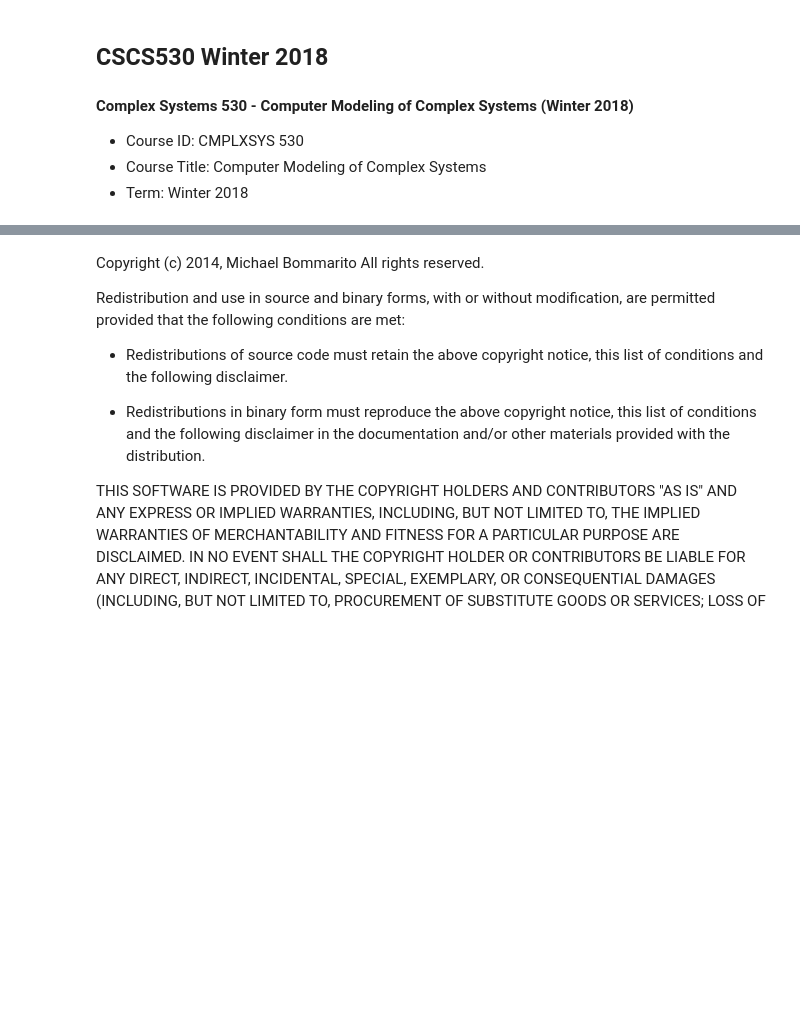
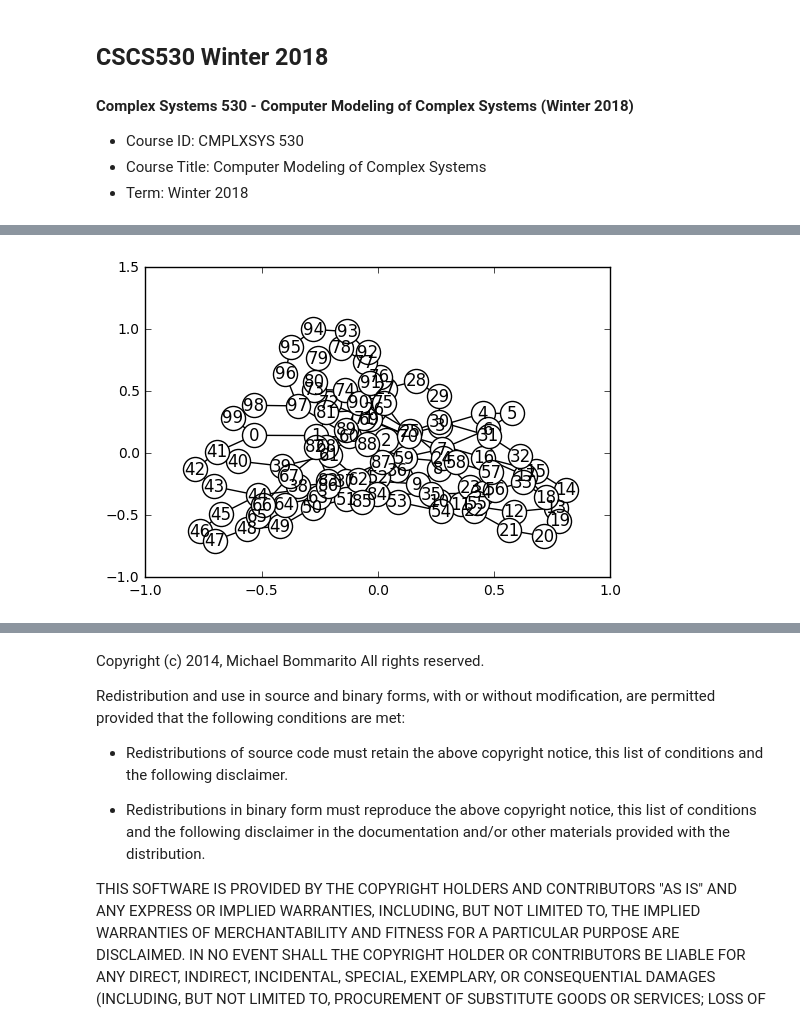
Before and after one commit to lynetteshaw/cscs-530-wi2018, a Jupyter notebook: In_Class_Notebooks/Networks/sir_model.ipynb, the cells around one changed output, grey strips where cells are left out. Saved outputs shown, nothing was run; the diff lists cells and outputs as text; code cells hidden in the pictures; blank space fills up the shorter version.

```diff
--- a/In_Class_Notebooks/Networks/sir_model.ipynb
+++ b/In_Class_Notebooks/Networks/sir_model.ipynb
@@ -29,5 +31,7 @@ print((g.number_of_nodes(), g.number_of_edges()))
 # %%
 # Draw the random graph
-g_layout = nx.spring_layout(g, iterations=100)
+g_layout = nx.spring_layout(g, iterations=50)
 nx.draw_networkx(g, pos=g_layout, node_color='white')
+# %% [output]
+[figure, added]
 # %%
```
Also changed, not shown: parts of 4 cells of this notebook, 1 other file.
